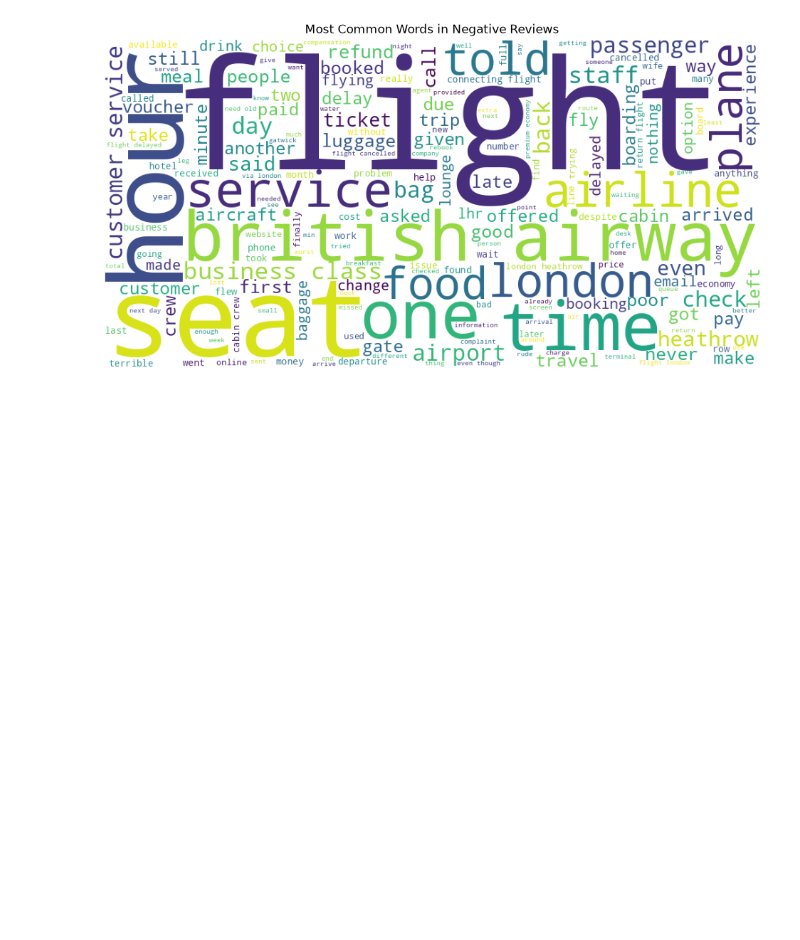
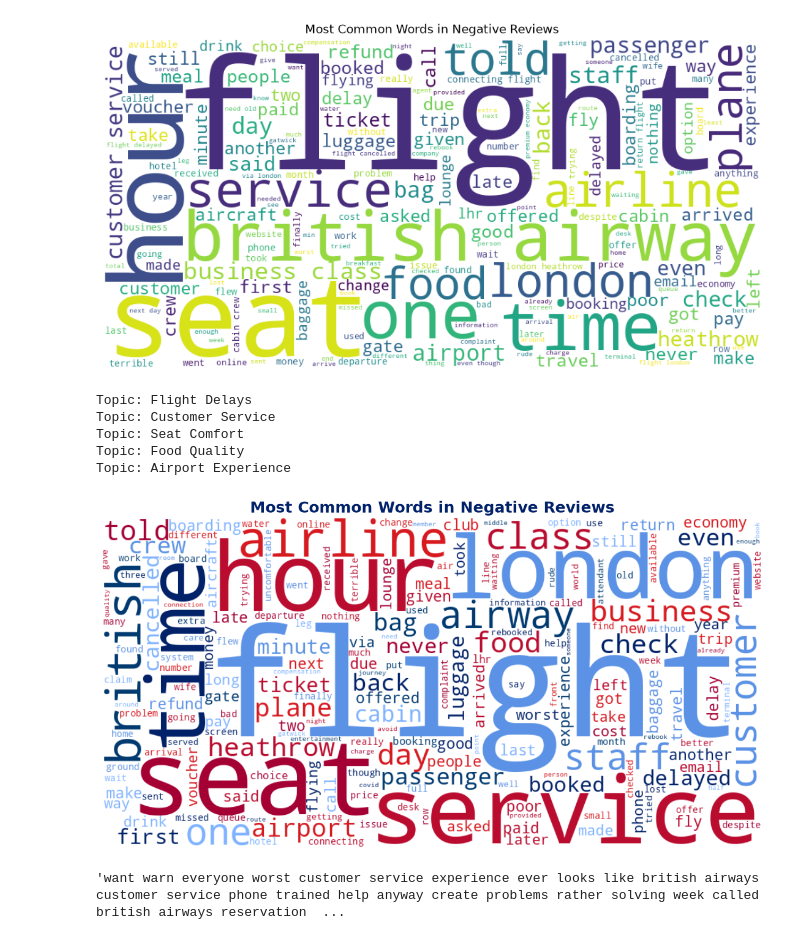
Before and after one commit to andie-dm/Skysense-ai-british-airways-project-andie-saras-ai, a Jupyter notebook: notebooks/01_exploration.ipynb, the cells around one changed output. Drawn from its saved outputs; the diff is of its cells as text; code cells hidden in the pictures; blank space fills up the shorter version.

```diff
--- a/notebooks/01_exploration.ipynb
+++ b/notebooks/01_exploration.ipynb
@@ -214,3 +214,62 @@ plt.title("Most Common Words in Negative Reviews")
 plt.show()
 # %% [output]
 [figure]
+# %%
+top_topics = [
+    "Flight Delays",
+    "Customer Service",
+    "Seat Comfort",
+    "Food Quality",
+    "Airport Experience"
+]
+
+for topic in top_topics:
+    print(f"Topic: {topic}")
+# %% [output]
+Topic: Flight Delays
+Topic: Customer Service
+Topic: Seat Comfort
+Topic: Food Quality
+Topic: Airport Experience
+# %%
+from wordcloud import WordCloud
+import matplotlib.pyplot as plt
+import random
+
+# British Airways inspired color palette
+ba_colors = [
+    "#012169",  # British Airways Navy Blue
+    "#003A70",  # Dark Blue
+    "#5B92E5",  # Light Blue
+    "#7FB3FF",  # Sky Blue
+    "#BA0C2F",  # British Airways Red
+    "#A50034",  # Dark Red
+    "#D71920",  # Bright Red
+]
+
+# Function that randomly assigns colors from the BA palette
+def ba_color_func(word, font_size, position, orientation, random_state=None, **kwargs):
+    return random.choice(ba_colors)
+
+wordcloud = WordCloud(
+    width=1000,
+    height=500,
+    background_color="white",
+    collocations=False
+).generate(" ".join(filtered_words_v2))
+
+# Apply custom colors
+wordcloud = wordcloud.recolor(color_func=ba_color_func)
+
+plt.figure(figsize=(14,7))
+plt.imshow(wordcloud, interpolation="bilinear")
+plt.axis("off")
+plt.title(
+    "Most Common Words in Negative Reviews",
+    fontsize=18,
+    fontweight="bold",
+    color="#012169"
+)
+plt.show()
+# %% [output]
+[figure, added]
@@ -216,0 +303,4 @@ plt.show()
+# %%
+" ".join(filtered_words_v2)
+# %% [output]
+'want warn everyone worst customer service experience ever looks like british airways customer service phone trained help anyway create problems rather solving week called british airways reservation  ...
```
Also changed, not shown: parts of 3 cells of this notebook.
